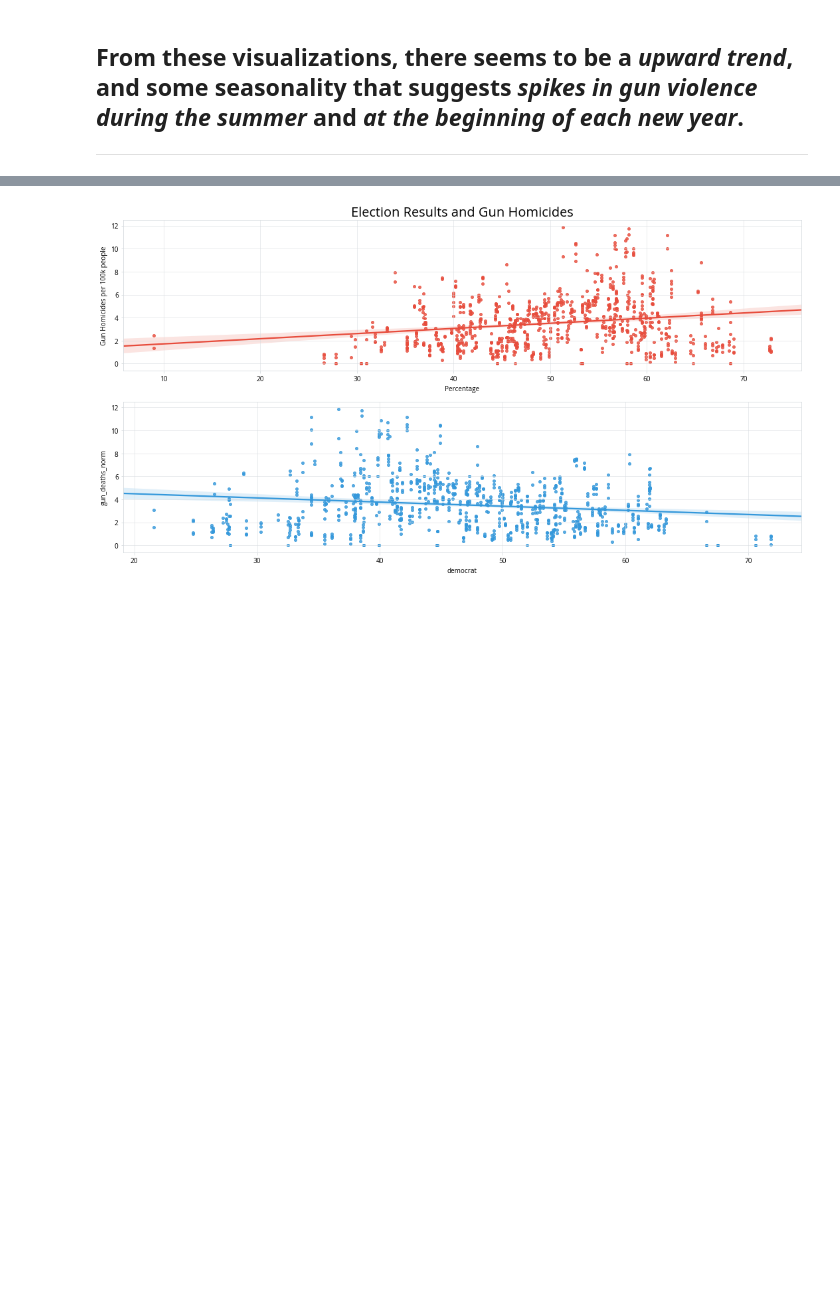
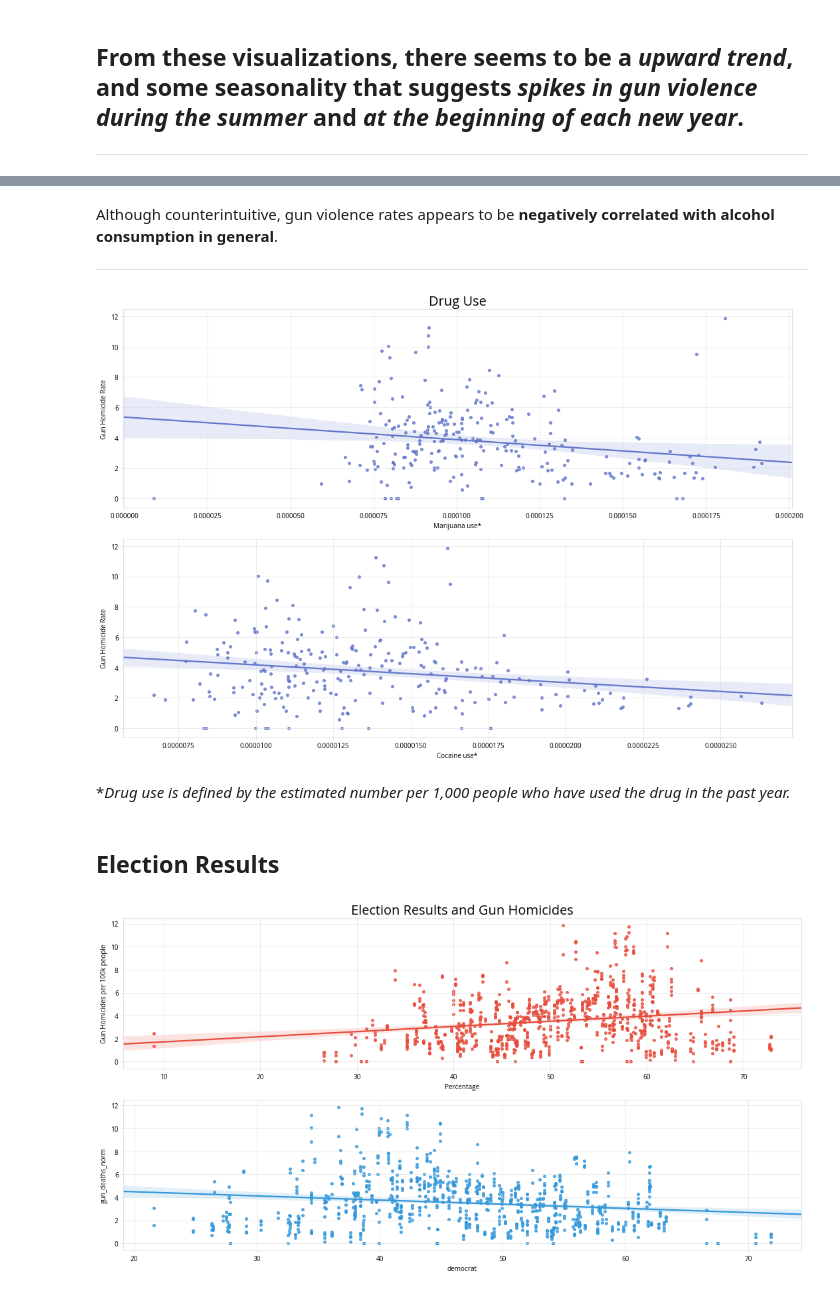
Before and after one commit to jonathanshuai/springboard-capstone1, a Jupyter notebook: visualization.ipynb, the cells around one changed output, grey strips where cells are left out. Drawn from its saved outputs; the diff is of its cells as text; code cells hidden in the pictures; blank space fills up the shorter version.

```diff
--- a/visualization.ipynb
+++ b/visualization.ipynb
@@ -278,3 +306,35 @@ plt.show()
+# %% [markdown]
+Although counterintuitive, gun violence rates appears to be **negatively correlated with alcohol consumption in general**.
+***
+# %%
+# Plot gun deaths as they relate to alcohol consumption
+to_plot = ['marijuana', 'cocaine']
+xlabels = ['Marijuana', 'Cocaine']
+n_items = len(to_plot)
+
+temp_df = annual_df[to_plot + ['gun_deaths_norm', 'population']].dropna()
+
+plt.figure(figsize=(15,10))
+for i, column in enumerate(to_plot):
+    # Normalize by population
+    temp_df[column] = temp_df[column] / temp_df['population']
+
+    plt.subplot(n_items, 1, i + 1)
+    sns.regplot(temp_df[column], temp_df['gun_deaths_norm'])
+    plt.ylabel('Gun Homicide Rate')
+    plt.xlabel('{} use*'.format(xlabels[i]))
+    apply_styling()
+
+plt.subplot(n_items, 1, 1)
+plt.title('Drug Use', size=20)
+plt.tight_layout()
+plt.show()
+# %% [output]
+[figure, added]
+# %% [markdown]
+\**Drug use is defined by the estimated number per 1,000 people who have used the drug in the past year.*
+# %% [markdown]
+## Election Results
 # %%
 # Plot gun violence as it relates to election results
 # Republican
```
Also changed, not shown: parts of 24 cells of this notebook, 9 other files.
